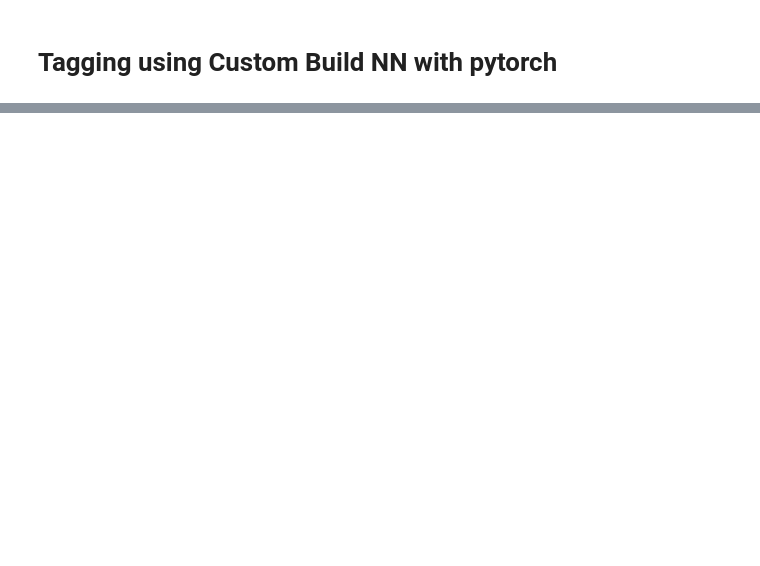
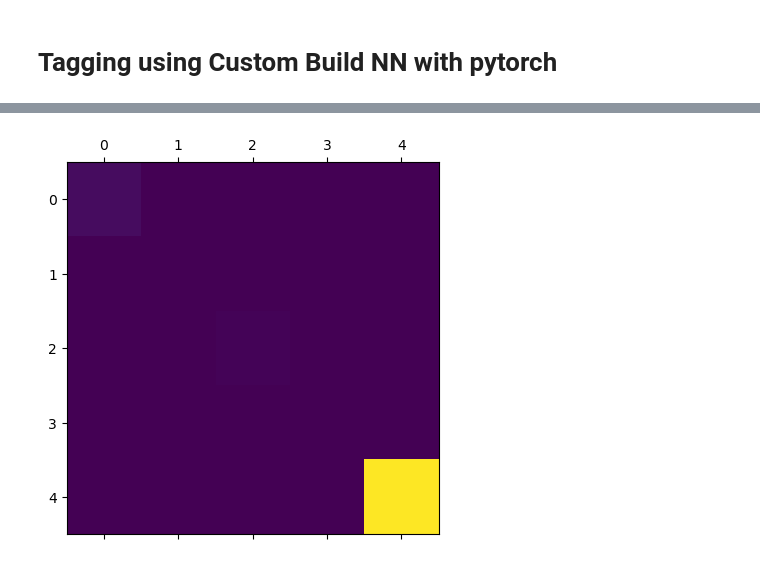
Before and after one commit to dinupa1/vertexML, a Jupyter notebook: pytorch-playground.ipynb, the cells around one changed output, grey strips where cells are left out. Drawn from its saved outputs; the diff is of its cells as text; code cells hidden in the pictures; blank space fills up the shorter version.

```diff
--- a/pytorch-playground.ipynb
+++ b/pytorch-playground.ipynb
@@ -145,7 +164,7 @@ class AverageMeter(object):
 # %%
 tag_criterion = torch.nn.CrossEntropyLoss()
 reg_criterion = torch.nn.MSELoss()
-optimizer = torch.optim.Adam(net.parameters(), lr=5.0e-04, weight_decay=1.0e-05)
+optimizer = torch.optim.Adam(net.parameters(), lr=0.0005, weight_decay=0.000001)
 epochs = 150
 # %%
 tag_acc, tag_loss = AverageMeter('TagAccuracy'), AverageMeter('TagLoss')
@@ -156,7 +175,7 @@ reg_train_loss, reg_val_acc, reg_val_loss = [], [], []
 # Iterate over the dataset <epochs> times
 for epoch in range(epochs):
 
-    alpha = 5.0e-04
+    alpha = 0.0005
 
     # Set the model to training mode
     net.train()
@@ -324 +350,6 @@ def gaussian(x, a, mu, sigma):
+# %%
+plt.matshow(cm)
+plt.show()
+# %% [output]
+[figure, added]
 # %%
```
Also changed, not shown: parts of 39 cells of this notebook, 2 other files.
